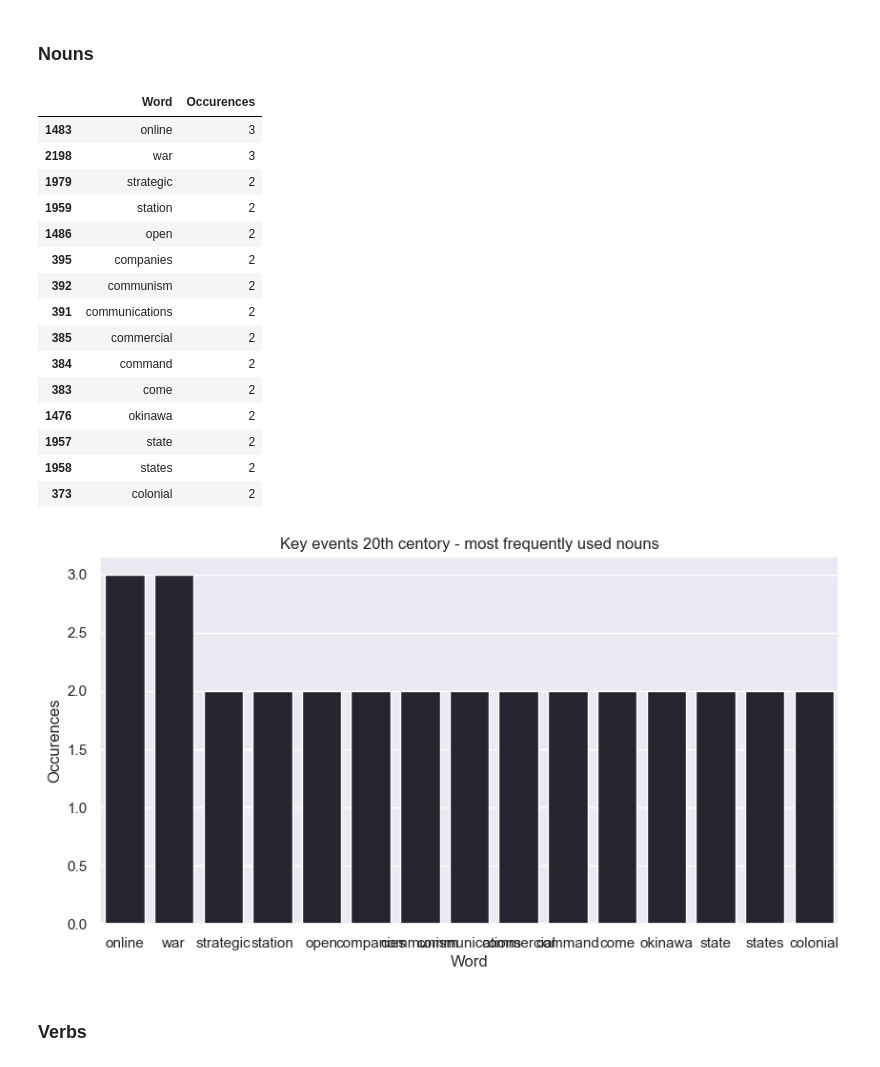
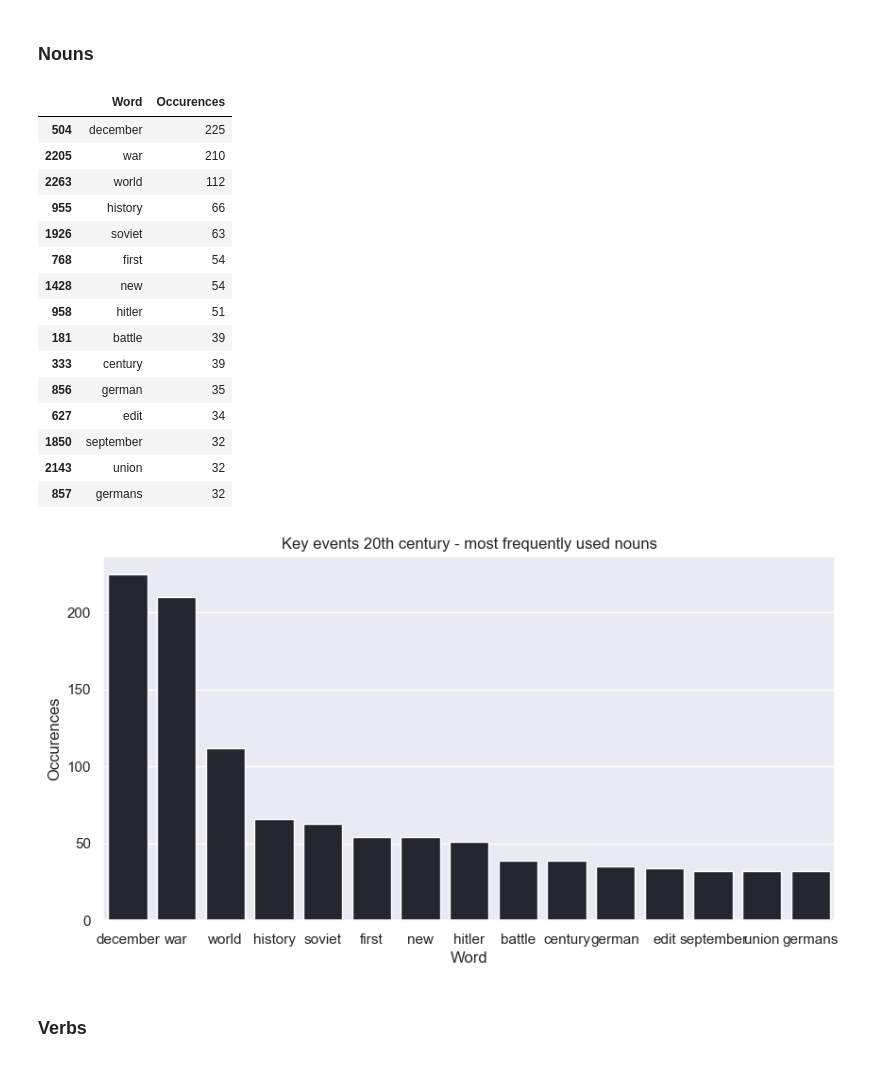
Before and after one commit to Valerie1000/20th-century, a Jupyter notebook: 1.5 Text Mining .ipynb, the cells around one changed output. Saved outputs shown, nothing was run; the diff lists cells and outputs as text; code cells hidden in the pictures.

```diff
--- a/1.5 Text Mining .ipynb
+++ b/1.5 Text Mining .ipynb
@@ -209,7 +210,7 @@ dist_words_filter_2.most_common(20)
 new_stopwords = ["The", "s", 'ISBN', 'In', 'th', 'e', 'on', 'com']
 # %%
 filtered = []
-for word in dist_words_filter_2:
+for word in tokenized_word_2:
     if word not in new_stopwords:
         filtered.append(word)
 # %% [markdown]
@@ -302,28 +303,28 @@ top15_noun = y.nlargest(15, 'Occurences')
 top15_noun
 # %% [output]
 |  | Word | Occurences |
-| 1483 | online | 3 |
-| 2198 | war | 3 |
-| 1979 | strategic | 2 |
-| 1959 | station | 2 |
-| 1486 | open | 2 |
-| 395 | companies | 2 |
-| 392 | communism | 2 |
-| 391 | communications | 2 |
-| 385 | commercial | 2 |
-| 384 | command | 2 |
-| 383 | come | 2 |
-| 1476 | okinawa | 2 |
-| 1957 | state | 2 |
-| 1958 | states | 2 |
-| 373 | colonial | 2 |
+| 504 | december | 225 |
+| 2205 | war | 210 |
+| 2263 | world | 112 |
+| 955 | history | 66 |
+| 1926 | soviet | 63 |
+| 768 | first | 54 |
+| 1428 | new | 54 |
+| 958 | hitler | 51 |
+| 181 | battle | 39 |
+| 333 | century | 39 |
+| 856 | german | 35 |
+| 627 | edit | 34 |
+| 1850 | september | 32 |
+| 2143 | union | 32 |
+| 857 | germans | 32 |
 # %%
 plt.figure(figsize=(10, 5))
 with sns.dark_palette("xkcd:blue", 10):
     sns.barplot(x="Word", y="Occurences",
-    saturation=0.9, data = top15_noun).set_title("Key events 20th centory - most frequently used nouns")
+    saturation=0.9, data = top15_noun).set_title("Key events 20th century - most frequently used nouns")
 # %% [output]
-[figure, old version]
+[figure, new version]
 # %% [markdown]
 ### Verbs
 # %%
```
Also changed, not shown: parts of 18 cells of this notebook, 4 other files.
